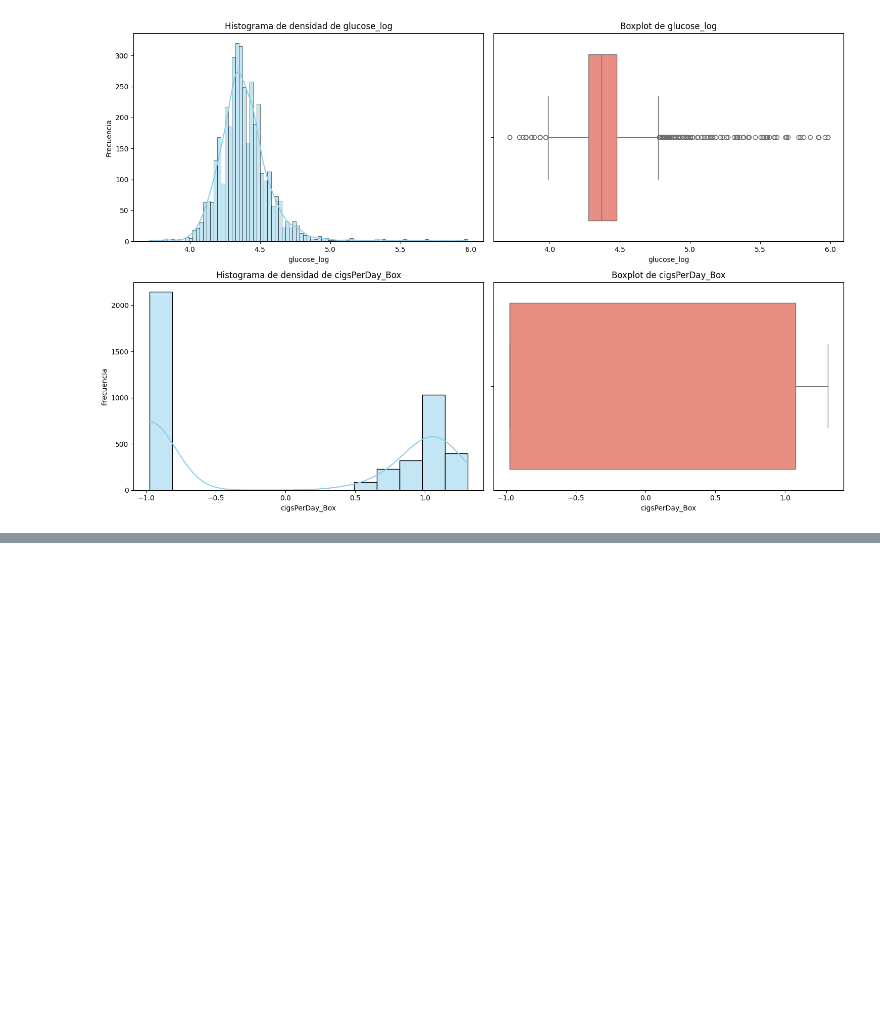
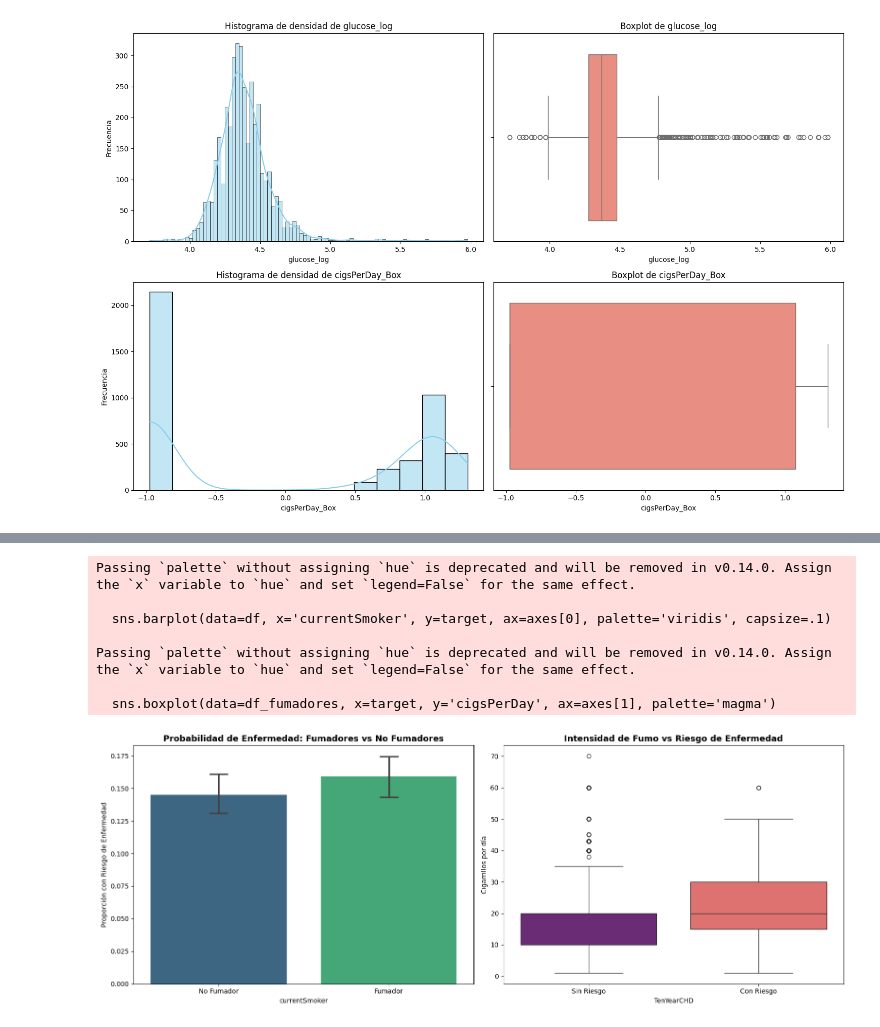
Before and after one commit to alejandrofanye/trabajo_individual_health_lifestyle_alejandrofan-yezhang, a Jupyter notebook: src/EDA.ipynb, the cells around one changed output, grey strips where cells are left out. Cells and saved outputs as stored; diff of their text form; code cells hidden in the pictures; blank space fills up the shorter version.

```diff
--- a/src/EDA.ipynb
+++ b/src/EDA.ipynb
@@ -290,0 +368,34 @@ Aqui verificamos dos cosas:
+# %%
+# Suponiendo que tu variable objetivo es 'TenYearCHD' (Enfermedad Coronaria)
+# Si tiene otro nombre en tu dataset, cámbiala aquí:
+target = 'TenYearCHD'
+
+fig, axes = plt.subplots(1, 2, figsize=(16, 6))
+
+# Gráfico 1: Proporción de enfermedad según si es fumador actual
+# Este gráfico muestra el porcentaje de riesgo en fumadores vs no fumadores
+sns.barplot(data=df, x='currentSmoker', y=target, ax=axes[0], palette='viridis', capsize=.1)
+axes[0].set_title('Probabilidad de Enfermedad: Fumadores vs No Fumadores', fontsize=13, fontweight='bold')
+axes[0].set_ylabel('Proporción con Riesgo de Enfermedad')
+axes[0].set_xticklabels(['No Fumador', 'Fumador'])
+
+# Gráfico 2: Relación entre cantidad de cigarrillos y enfermedad
+# Usamos un Boxplot para ver si los que enferman (1) fuman más que los que no (0)
+# Filtramos solo a los fumadores (>0) para que el "muro de ceros" no rompa el gráfico
+df_fumadores = df[df['cigsPerDay'] > 0]
+sns.boxplot(data=df_fumadores, x=target, y='cigsPerDay', ax=axes[1], palette='magma')
+axes[1].set_title('Intensidad de Fumo vs Riesgo de Enfermedad', fontsize=13, fontweight='bold')
+axes[1].set_xticklabels(['Sin Riesgo', 'Con Riesgo'])
+axes[1].set_ylabel('Cigarrillos por día')
+
+plt.tight_layout()
+plt.show()
+# %% [output]
+Passing `palette` without assigning `hue` is deprecated and will be removed in v0.14.0. Assign the `x` variable to `hue` and set `legend=False` for the same effect.
+
+  sns.barplot(data=df, x='currentSmoker', y=target, ax=axes[0], palette='viridis', capsize=.1)
+
+Passing `palette` without assigning `hue` is deprecated and will be removed in v0.14.0. Assign the `x` variable to `hue` and set `legend=False` for the same effect.
+
+  sns.boxplot(data=df_fumadores, x=target, y='cigsPerDay', ax=axes[1], palette='magma')
+[figure, added]
```
Also changed, not shown: parts of 28 cells of this notebook.
